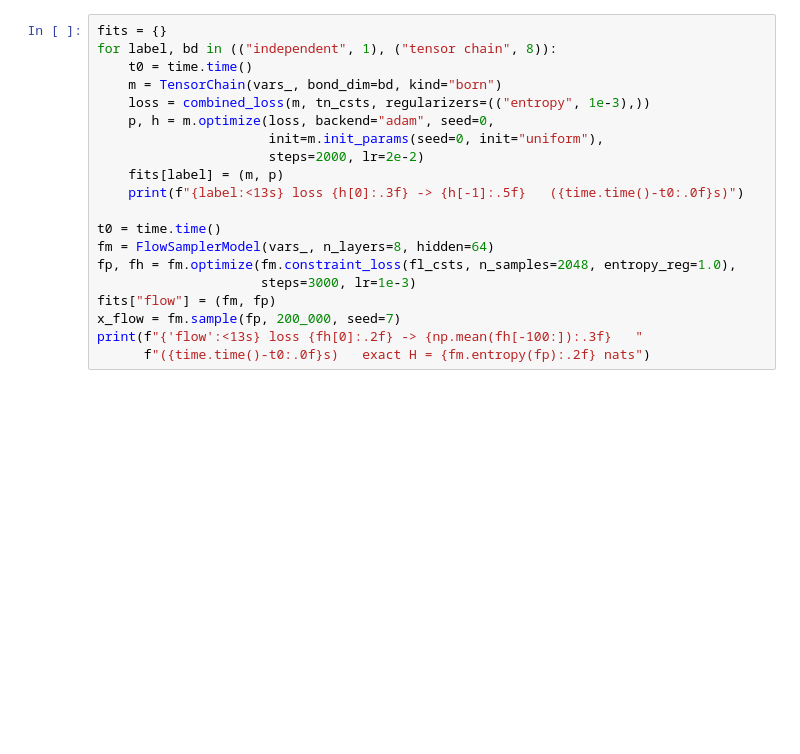
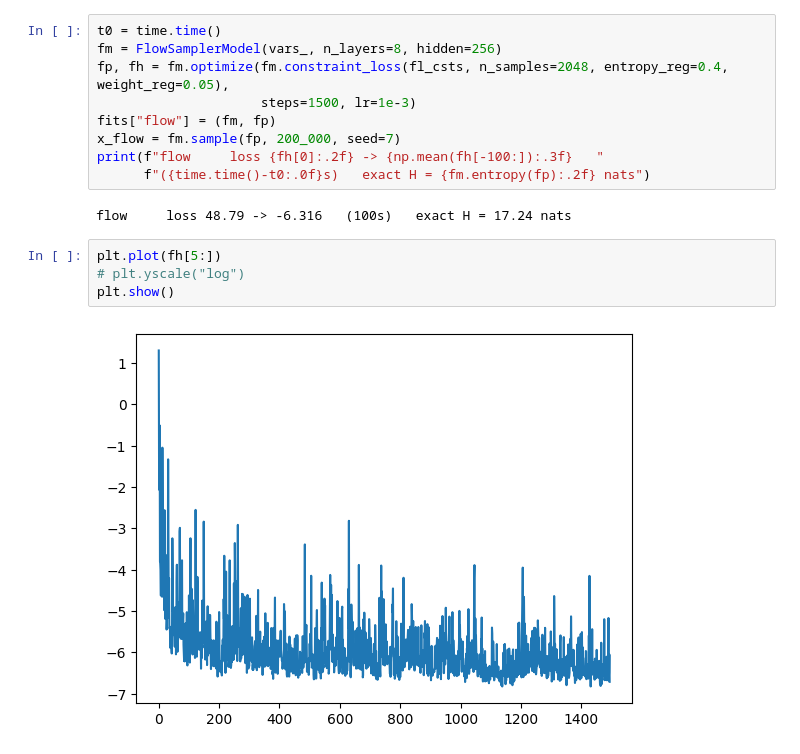
Before and after one commit to amdson/calibrated_response, a Jupyter notebook: examples/constraints_tests/model_comparison_viz.ipynb, the cells around one changed output. Cells and saved outputs as stored; diff of their text form; blank space fills up the shorter version.

```diff
--- a/examples/constraints_tests/model_comparison_viz.ipynb
+++ b/examples/constraints_tests/model_comparison_viz.ipynb
@@ -110,20 +182,17 @@ constraint list.
 # %%
-fits = {}
-for label, bd in (("independent", 1), ("tensor chain", 8)):
-    t0 = time.time()
-    m = TensorChain(vars_, bond_dim=bd, kind="born")
-    loss = combined_loss(m, tn_csts, regularizers=(("entropy", 1e-3),))
-    p, h = m.optimize(loss, backend="adam", seed=0,
-                      init=m.init_params(seed=0, init="uniform"),
-                      steps=2000, lr=2e-2)
-    fits[label] = (m, p)
-    print(f"{label:<13s} loss {h[0]:.3f} -> {h[-1]:.5f}   ({time.time()-t0:.0f}s)")
-
 t0 = time.time()
-fm = FlowSamplerModel(vars_, n_layers=8, hidden=64)
-fp, fh = fm.optimize(fm.constraint_loss(fl_csts, n_samples=2048, entropy_reg=1.0),
-                     steps=3000, lr=1e-3)
+fm = FlowSamplerModel(vars_, n_layers=8, hidden=256)
+fp, fh = fm.optimize(fm.constraint_loss(fl_csts, n_samples=2048, entropy_reg=0.4, weight_reg=0.05),
+                     steps=1500, lr=1e-3)
 fits["flow"] = (fm, fp)
 x_flow = fm.sample(fp, 200_000, seed=7)
-print(f"{'flow':<13s} loss {fh[0]:.2f} -> {np.mean(fh[-100:]):.3f}   "
+print(f"flow     loss {fh[0]:.2f} -> {np.mean(fh[-100:]):.3f}   "
       f"({time.time()-t0:.0f}s)   exact H = {fm.entropy(fp):.2f} nats")
+# %% [output]
+flow     loss 48.79 -> -6.316   (100s)   exact H = 17.24 nats
+# %%
+plt.plot(fh[5:])
+# plt.yscale("log")
+plt.show()
+# %% [output]
+[figure, added]
```
Also changed, not shown: parts of 17 cells of this notebook, 6 other files.
